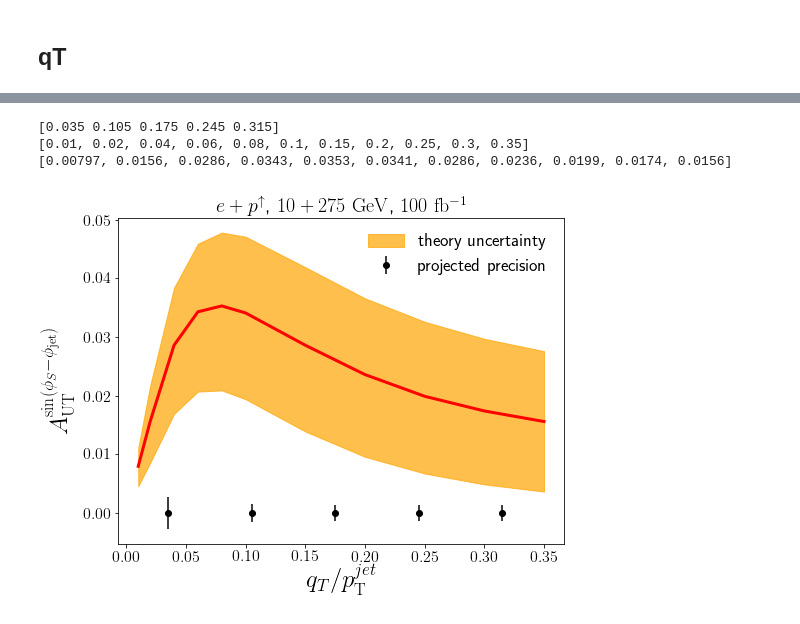
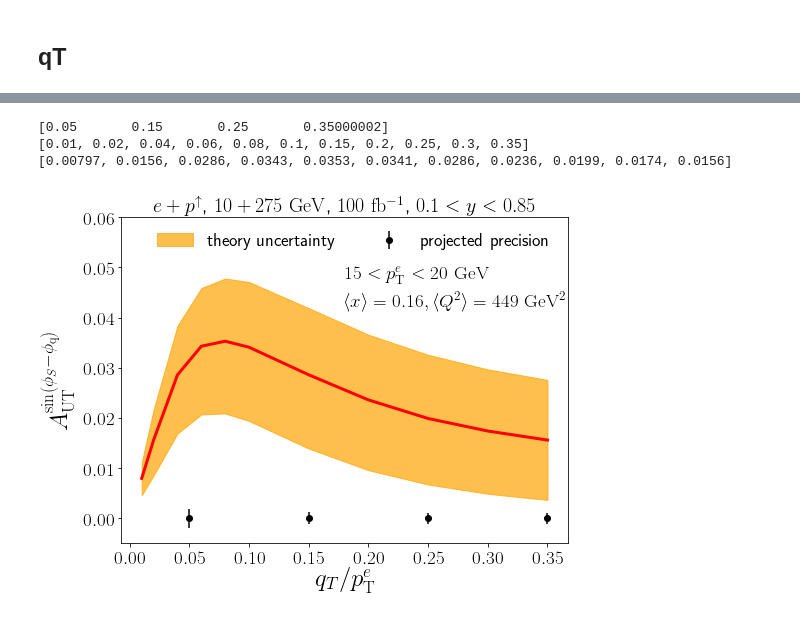
Before and after one commit to miguelignacio/eicsim, a Jupyter notebook: NC_CrossSection.ipynb, the cells around one changed output, grey strips where cells are left out. Drawn from its saved outputs; the diff is of its cells as text; code cells hidden in the pictures.

```diff
--- a/NC_CrossSection.ipynb
+++ b/NC_CrossSection.ipynb
@@ -123,7 +121,7 @@ def applyCutsJets(df):
     temp = applyCut(temp, '0.1 < y < 0.85', '0.1 < y < 0.85')
     temp = applyCut(temp, 'Q2>25', 'Q2>25')
     temp = applyCut(temp, 'jet_pt>5', 'jet_pt>5')
-    temp = applyCut(temp, 'dphi_e_jet > 2.74', 'dphi_e_jet>3.14159-0.4')
+    #temp = applyCut(temp, 'dphi_e_jet > 2.74', 'dphi_e_jet>3.14159-0.4')
     #temp = applyCut(temp, 'Q2>100.0', ' Q2>100.0')
 
     temp.eval('dphi = 3.14159-dphi_e_jet', inplace=True)
@@ -991,5 +985,5 @@ Name: Q2, dtype: float64
 # %%
-nbins  = 5
+nbins  = 4
 df_cut = df_jet.query('e_pt > %2.2f and e_pt <%2.2f'%(15,20))
 printSummary(df_cut)
 
@@ -1010,7 +1004,7 @@ fig = plt.figure(figsize=(8,6))
 plt.plot(x_Sivers, ySivers,label='$15 < p_{\mathrm{T}}^{\mathrm{jet}}<20 \mathrm{~GeV}$',color='red')
 
 
-y, x  = np.histogram(df_cut['jet_qtnormjetpt'],bins=nbins,range=(0.0,0.35))
+y, x  = np.histogram(df_cut['jet_qtnormjetpt'],bins=nbins,range=(0.0,0.4))
 x = (x[1:]+x[:-1])/2
 y = y*to_counts
 y = y*efficiency # take efficiency hit
@@ -1063,41 +1057,46 @@ Name: Q2, dtype: float64
 # %%
+rc('text', usetex=True)
+
 fig = plt.figure(figsize=(8,6))
 x_theory= [0.10E-01 ,0.20E-01 ,0.40E-01,0.60E-01,0.80E-01,0.10E+00,0.15E+00,0.20E+00,0.25E+00,0.30E+00,0.35E+00]
 y_theory = [0.797E-02, 0.156E-01,  0.286E-01,0.343E-01 , 0.353E-01 , 0.341E-01, 0.286E-01,  0.236E-01 ,0.199E-01 ,0.174E-01, 0.156E-01    ]
 
 ymin_theory = [0.111E-01,0.217E-01,0.384E-01 ,0.459E-01,0.478E-01,0.471E-01,0.419E-01,0.366E-01,0.326E-01 ,0.297E-01, 0.276E-01 ]
 
 ymax_theory = [0.458E-02,0.855E-02,  0.169E-01, 0.207E-01, 0.209E-01,0.194E-01,0.139E-01,0.959E-02,0.674E-02,0.489E-02,0.366E-02]
 
 
 plt.fill_between(x_theory, ymin_theory , ymax_theory,alpha=0.7,color='orange',label='theory uncertainty')
 plt.plot(x_theory,y_theory,linewidth=3,color='red')
-plt.ylabel('$A_{\mathrm{UT}}^{\sin(\phi_S-\phi_\mathrm{jet})}$',fontsize=25)
+plt.ylabel('$A_{\mathrm{UT}}^{\sin(\phi_S-\phi_\mathrm{q})}$',fontsize=25)
 #plt.xlabel('$\Delta\phi = \pi-|\phi_{e}-\phi_{jet}|$',fontsize=20)
-plt.xlabel(r'$q_{T}/p_{\mathrm{T}}^{jet}$', fontsize=25)
+plt.xlabel(r'$q_{T}/p_{\mathrm{T}}^{e}$', fontsize=25)
 
 plt.errorbar(x,y=np.zeros(len(x)) , yerr=erry, fmt='o',ls='none',color='black',label='projected precision')
 
 y_theory_subset = [0.0286,0.0341,0.0236,0.0199,0.0174]
 #plt.errorbar(x, y_theory_subset , yerr=erry, fmt='o',ls='none',color='black')
 
 print x
 print x_theory
 print y_theory
-plt.title('$e+p^{\uparrow}$, $10+275 \mathrm{ ~GeV}$, $100$ $\mathrm{fb}$^{-1}$', fontsize=20)
+plt.title('$e+p^{\uparrow}$, $10+275 \mathrm{ ~GeV}$, $100$ $\mathrm{fb}$^{-1}$, $0.1<y<0.85$', fontsize=20)
 #plt.text(0.07, 0.040, '$0.1<x<0.2$, $0.1<y<0.85$ ',fontsize=17)
-plt.yticks(fontsize=16)
-plt.xticks(fontsize=16)
-plt.legend(fontsize=18,frameon=False)
+plt.yticks(fontsize=19)
+plt.xticks(fontsize=19)
+plt.legend(fontsize=18,frameon=False,ncol=2)
+plt.text(0.18,0.042, r' $ %2.0f< p_{\mathrm{T}}^{e} < %2.0f$'%(15,20) + '$\ \mathrm{ GeV}$ \n' +
+                      r'$\langle x \rangle=%2.2f, \langle Q^{2} \rangle=%2.0f \ \mathrm{GeV}^{2}$'%(df_cut['x'].mean(), df_cut['Q2'].mean()), fontsize=19)
 
+plt.ylim([-0.005,0.06])
 plt.savefig('AUT_Sivers_qtbins_theoryerror.png', bbox_inches='tight')
 plt.savefig('AUT_Sivers_qtbins_theoryerror.pdf', bbox_inches='tight')
 plt.show()
 # %% [output]
-[0.035 0.105 0.175 0.245 0.315]
+[0.05       0.15       0.25       0.35000002]
 [0.01, 0.02, 0.04, 0.06, 0.08, 0.1, 0.15, 0.2, 0.25, 0.3, 0.35]
 [0.00797, 0.0156, 0.0286, 0.0343, 0.0353, 0.0341, 0.0286, 0.0236, 0.0199, 0.0174, 0.0156]
-[figure, old version]
+[figure, new version]
 # %%
 xtheory = np.array([1.00E-01,   3.00E-01, 5.00E-01, 7.00E-01,  9.00E-01, 1.10E+00,  1.30E+00, 1.50E+00,   2.00E+00,  3.00E+00,    5.00E+00])
 ytheory = np.array([2.47E+01,  7.04E+01, 1.06E+02, 1.29E+02, 1.37E+02, 1.35E+02, 1.25E+02, 1.11E+02, 7.71E+01, 3.83E+01,   1.15E+01])
```
Also changed, not shown: parts of 21 cells of this notebook, 1 other file.
